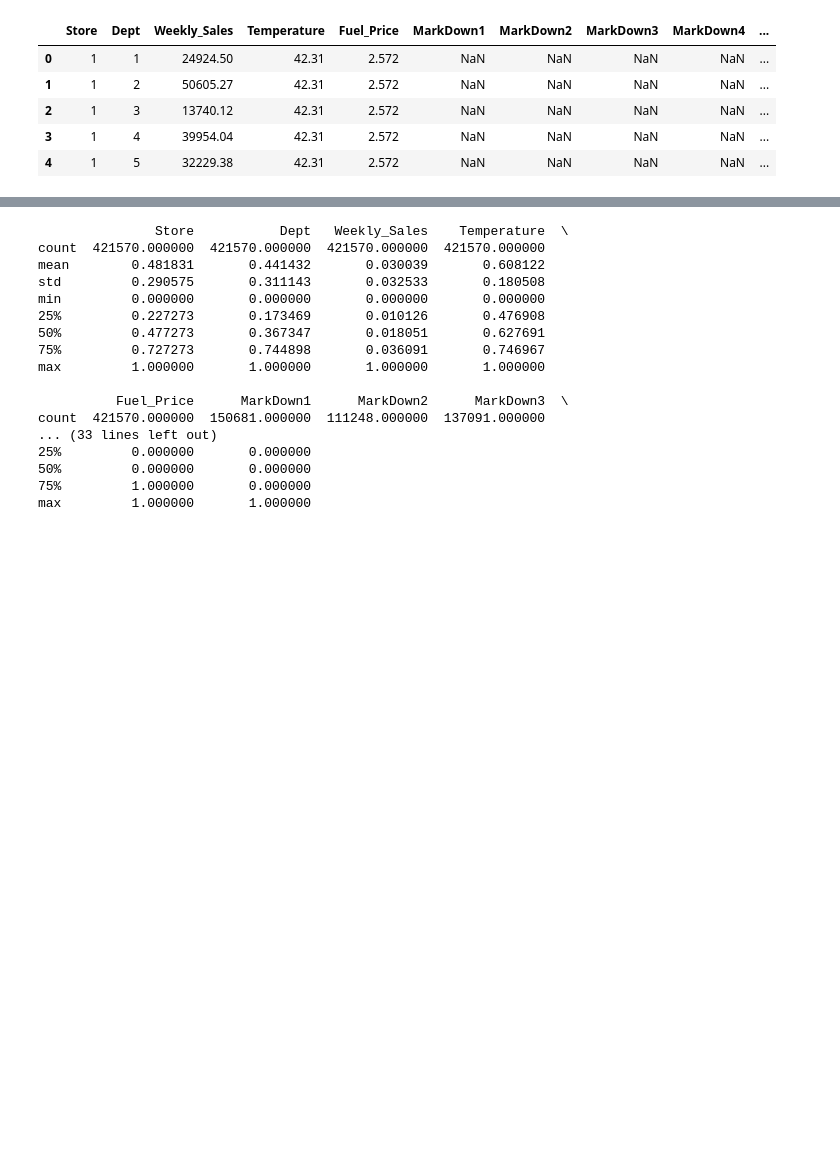
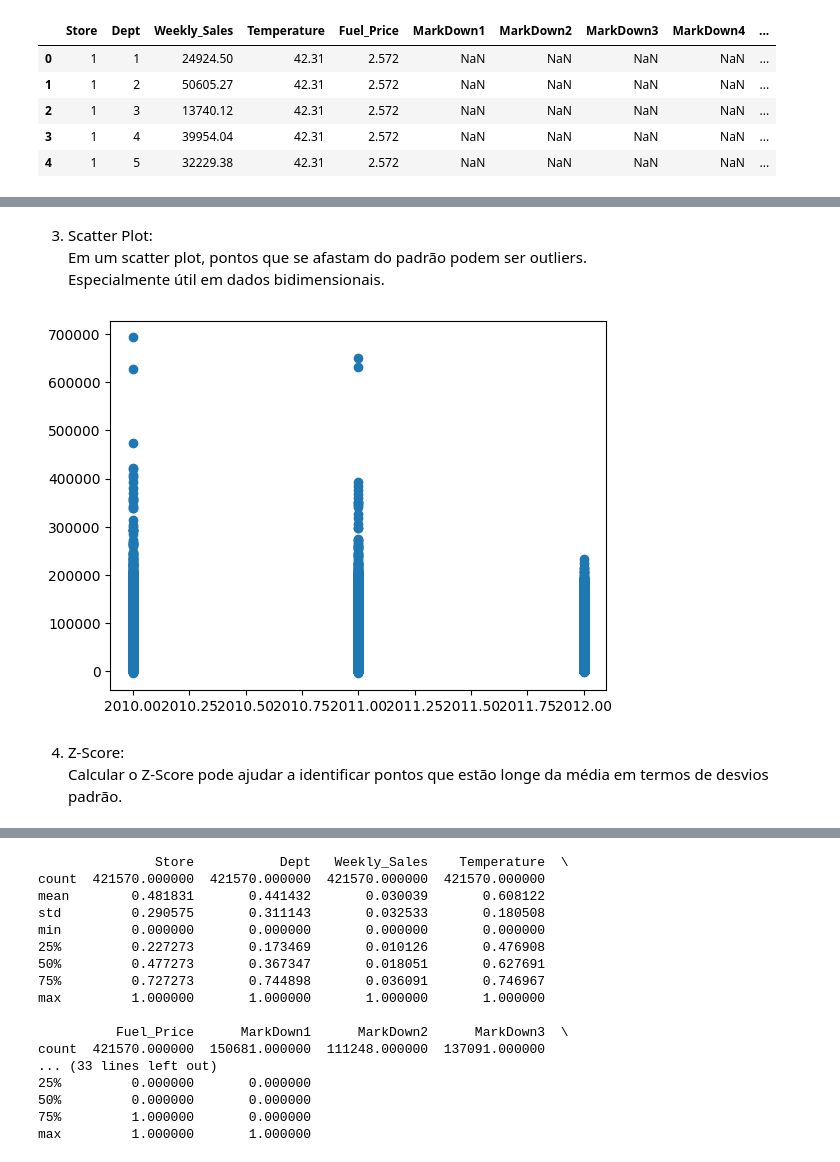
Before and after one commit to nataliaartilha/Case-IA, a Jupyter notebook: case_ia.ipynb, the cells around one changed output, grey strips where cells are left out. Drawn from its saved outputs; the diff is of its cells as text; code cells hidden in the pictures; blank space fills up the shorter version.

```diff
--- a/case_ia.ipynb
+++ b/case_ia.ipynb
@@ -358,0 +377,14 @@ max         1.000000       1.000000
+# %% [markdown]
+3. Scatter Plot:
+Em um scatter plot, pontos que se afastam do padrão podem ser outliers.
+Especialmente útil em dados bidimensionais.
+# %%
+# Criar scatter plot
+plt.scatter( df['Year'],df['Weekly_Sales'])
+plt.show()
+#nao mt bom para quando há mts dados
+# %% [output]
+[figure, added]
+# %% [markdown]
+4. Z-Score:
+Calcular o Z-Score pode ajudar a identificar pontos que estão longe da média em termos de desvios padrão.
```
Also changed, not shown: parts of 18 cells of this notebook.
